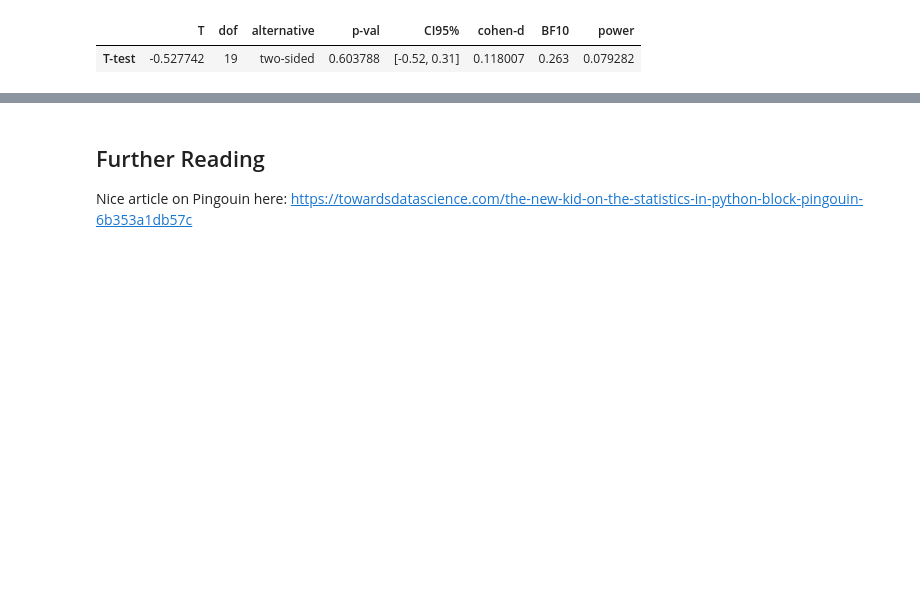
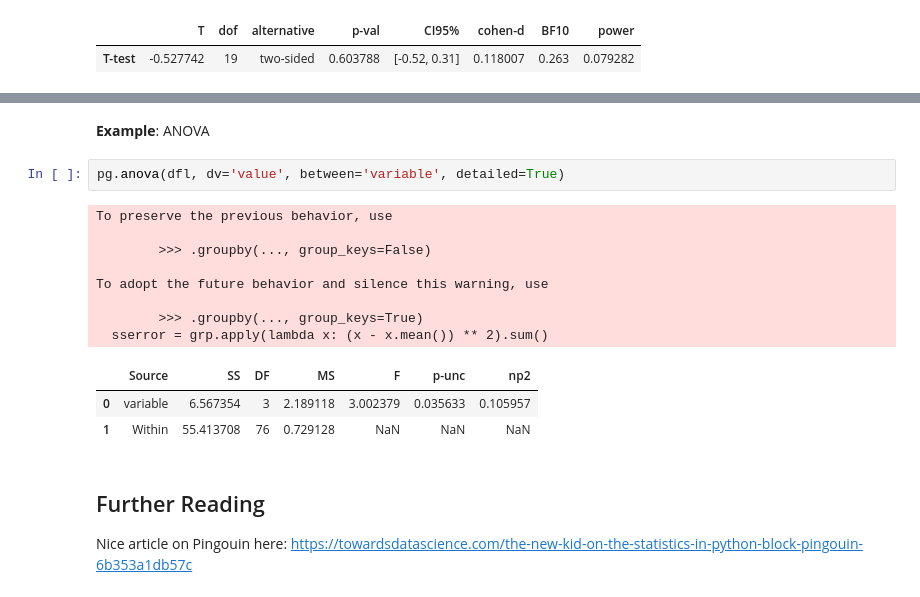
Before and after one commit to nickdelgrosso/CodeTeachingMaterials, a Jupyter notebook: topics/4_2_StatsWithScipyStatsAndPingouin/StatsWithScipyStatsAndPingouin.ipynb, the cells around one changed output, grey strips where cells are left out. Drawn from its saved outputs; the diff is of its cells as text; blank space fills up the shorter version.

```diff
--- a/topics/4_2_StatsWithScipyStatsAndPingouin/StatsWithScipyStatsAndPingouin.ipynb
+++ b/topics/4_2_StatsWithScipyStatsAndPingouin/StatsWithScipyStatsAndPingouin.ipynb
@@ -201,3 +214,19 @@ Get a new dataframe with just "Country Name", "Year", and "Fertility Rate" colum
+# %% [markdown]
+**Example**: ANOVA
+# %%
+pg.anova(dfl, dv='value', between='variable', detailed=True)
+# %% [output]
+To preserve the previous behavior, use
+
+        >>> .groupby(..., group_keys=False)
+
+To adopt the future behavior and silence this warning, use
+
+        >>> .groupby(..., group_keys=True)
+  sserror = grp.apply(lambda x: (x - x.mean()) ** 2).sum()
+|  | Source | SS | DF | MS | F | p-unc | np2 |
+| 0 | variable | 6.567354 | 3 | 2.189118 | 3.002379 | 0.035633 | 0.105957 |
+| 1 | Within | 55.413708 | 76 | 0.729128 | NaN | NaN | NaN |
 # %% [markdown]
 ## Further Reading
 
```
Also changed, not shown: parts of 23 cells of this notebook, 3 other files.
